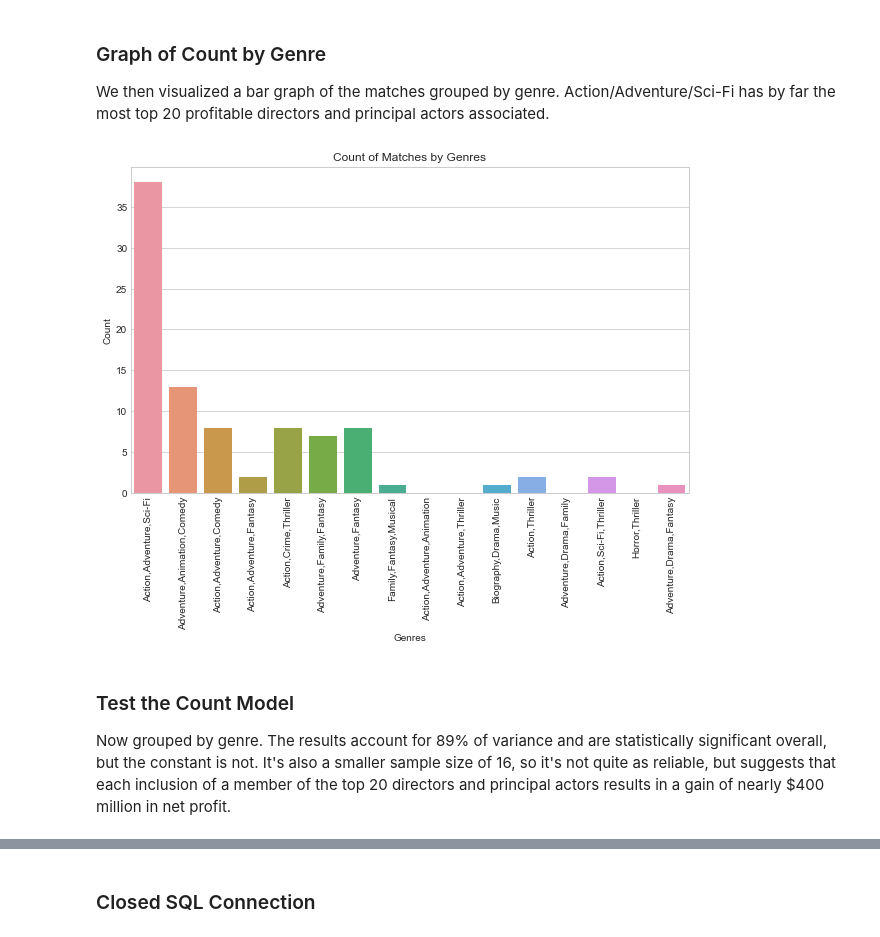
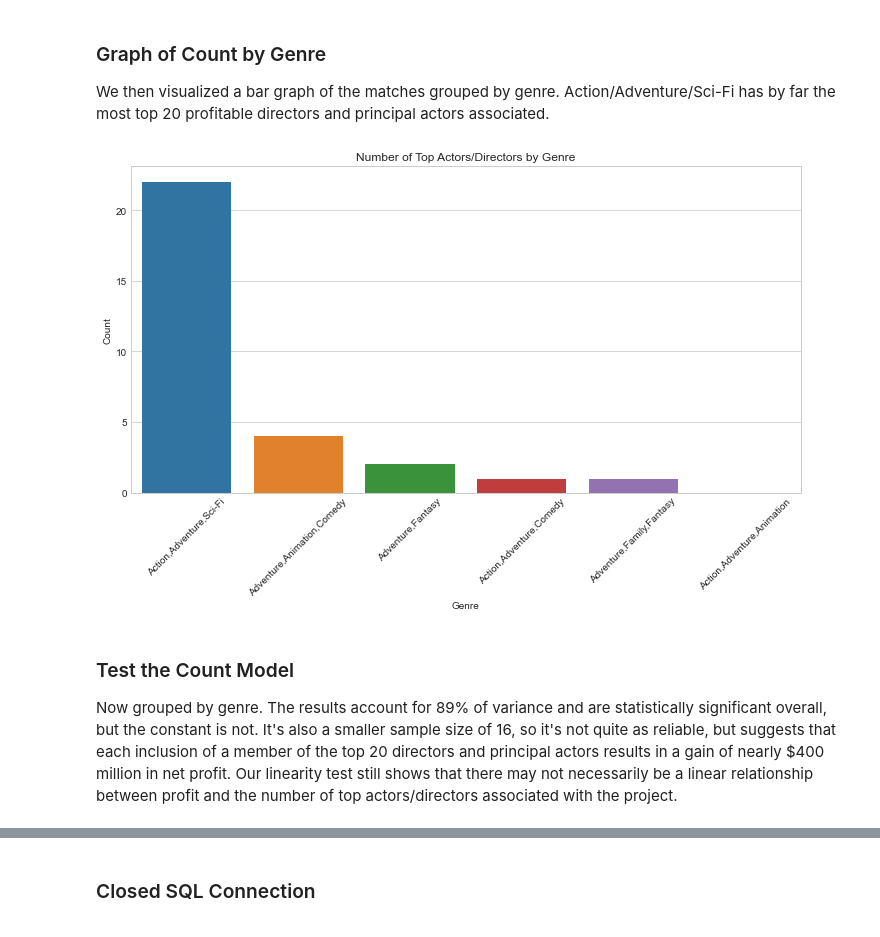
Before and after one commit to chrismiley87/dsc-phase-2-project-v3, a Jupyter notebook: notebook.ipynb, the cells around one changed output, grey strips where cells are left out. Drawn from its saved outputs; the diff is of its cells as text; code cells hidden in the pictures.

```diff
--- a/notebook.ipynb
+++ b/notebook.ipynb
@@ -858,9 +842,9 @@ for movie in merged_profit_linear_df['movie'].unique():
     # Filter the rows for the current movie
     movie_rows = merged_profit_linear_df[merged_profit_linear_df['movie'] == movie]
 
-    # Count the number of entries from top_20_actors and top_20_directors in the movie rows
-    count = movie_rows[movie_rows['person_name'].isin(top_20_actors)].shape[0]
-    count += movie_rows[movie_rows['person_name'].isin(top_20_directors)].shape[0]
+    # Count the number of entries from top_5_actors and top_5_directors in the movie rows
+    count = movie_rows[movie_rows['person_name'].isin(top_5_actors)].shape[0]
+    count += movie_rows[movie_rows['person_name'].isin(top_5_directors)].shape[0]
 
     # Update the genre_director_actor_count column for the movie
     merged_profit_linear_df.loc[merged_profit_linear_df['movie'] == movie, 'director_actor_count'] = count
@@ -875,7 +859,7 @@ merged_profit_linear_df = merged_profit_linear_df.drop(["person_name", "role"],
 merged_profit_linear_df = merged_profit_linear_df.reset_index(drop=True)
 
 # Display the updated DataFrame
-merged_profit_linear_df
+merged_profit_linear_df.head(10)
 # %% [output]
 |  | release_date | movie | production_budget | domestic_gross | worldwide_gross | total_profit | release_year | ... |
 | 0 | 2018-04-27 | Avengers: Infinity War | 300000000 | 678815482 | 2048134200 | 1748134200 | 2018 | ... |
@@ -968,36 +937,37 @@ We then visualized a bar graph of the matches grouped by genre. Action/Adventure
 # %%
 # Group by genres and calculate the sum of total_profit and count of genre_director_actor_count
 grouped_genre_count_df = merged_profit_linear_df.groupby('genres').agg({
     'total_profit': 'sum',
     'director_actor_count': 'sum'
 }).reset_index()
 
-# Sort the DataFrame by total_profit in descending order
-grouped_genre_count_df = grouped_genre_count_df.sort_values('total_profit', ascending=False)
+# Sort the DataFrame by director_actor_count in descending order
+sorted_genre_count_df = grouped_genre_count_df.sort_values('director_actor_count', ascending=False)
+
+# Limit to the first 9 rows
+limited_genre_count_df = sorted_genre_count_df.head(6)
 
 # Create a figure and axis
-fig, ax = plt.subplots(figsize=(10, 6))
+fig, ax = plt.subplots(figsize=(12, 6))
 
-# Create a bar graph
-sns.barplot(x='genres', y='director_actor_count', data=grouped_genre_count_df, ax=ax)
-ax.set_xlabel("Genres")
+# Create a bar graph with limited data
+sns.barplot(x='genres', y='director_actor_count', data=limited_genre_count_df, ax=ax, order=limited_genre_count_df['genres'])
+ax.set_xlabel("Genre")
 ax.set_ylabel("Count")
-ax.set_title("Count of Matches by Genres")
+ax.set_title("Number of Top Actors/Directors by Genre")
 
-# Add a dashed red line for total_profit
-#plt.plot(grouped_genre_count_df['genres'], grouped_genre_count_df['total_profit'], color='red', linestyle='--')
 
 # Rotate x-axis labels for better visibility
-plt.xticks(rotation=90)
+plt.xticks(rotation=45)
 
 # Display the graph
 plt.show()
 # %% [output]
-[figure, old version]
+[figure, new version]
 # %% [markdown]
 ### Test the Count Model
 
-Now grouped by genre. The results account for 89% of variance and are statistically significant overall, but the constant is not. It's also a smaller sample size of 16, so it's not quite as reliable, but suggests that each inclusion of a member of the top 20 directors and principal actors results in a gain of nearly $400 million in net profit.
+Now grouped by genre. The results account for 89% of variance and are statistically significant overall, but the constant is not. It's also a smaller sample size of 16, so it's not quite as reliable, but suggests that each inclusion of a member of the top 20 directors and principal actors results in a gain of nearly $400 million in net profit. Our linearity test still shows that there may not necessarily be a linear relationship between profit and the number of top actors/directors associated with the project.
 # %%
 #set X and y for new model
 X_genre_count = grouped_genre_count_df[['director_actor_count']]
```
Also changed, not shown: parts of 48 cells of this notebook.
